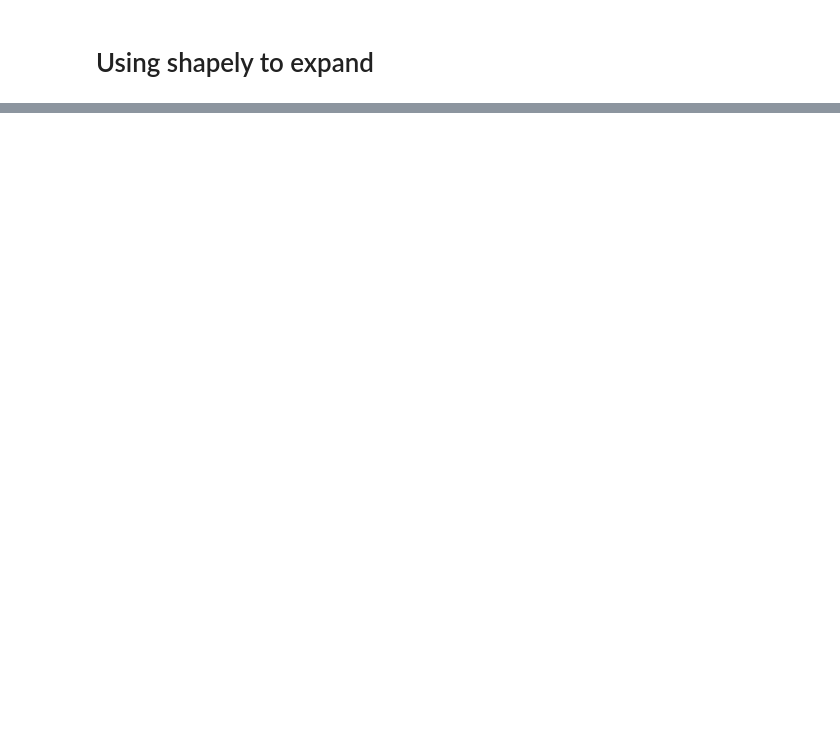
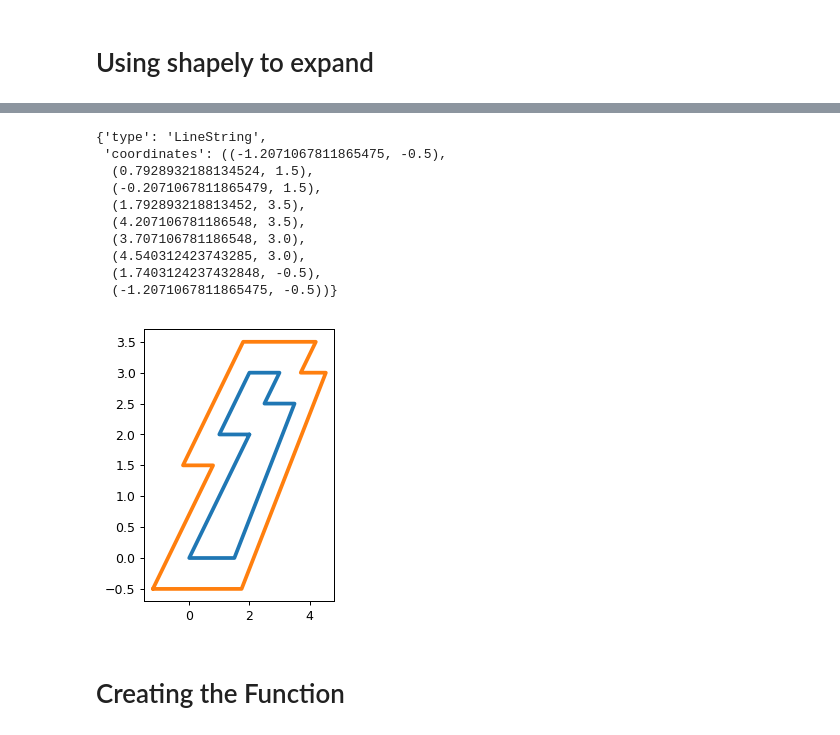
Before and after one commit to zudevon/Player_predictions, a Jupyter notebook: playground_zones_denver.ipynb, the cells around one changed output, grey strips where cells are left out. Cells and saved outputs as stored; diff of their text form; code cells hidden in the pictures; blank space fills up the shorter version.

Commit message:
started on function

```diff
--- a/playground_zones_denver.ipynb
+++ b/playground_zones_denver.ipynb
@@ -129,0 +180,25 @@ set_limits(ax, ax_range, ay_range)
+# %%
+fig = pyplot.figure(1, dpi=90)
+ax = fig.add_subplot(122)
+ring = LineString ([(2,2),(1,2),(2,3),(3,3),(2.5,2.5),(3.5,2.5),(1.5,0),(0,0),(2,2)])
+
+plot_line(ax, ring)
+
+offset = ring.parallel_offset(0.5, 'left', join_style=2, mitre_limit=10.0)
+plot_line(ax,offset)
+
+mapping(offset)
+# %% [output]
+{'type': 'LineString',
+ 'coordinates': ((-1.2071067811865475, -0.5),
+  (0.7928932188134524, 1.5),
+  (-0.2071067811865479, 1.5),
+  (1.792893218813452, 3.5),
+  (4.207106781186548, 3.5),
+  (3.707106781186548, 3.0),
+  (4.540312423743285, 3.0),
+  (1.7403124237432848, -0.5),
+  (-1.2071067811865475, -0.5))}
+[figure, added]
+# %% [markdown]
+# Creating the Function
```
Also changed, not shown: parts of 5 cells of this notebook.
